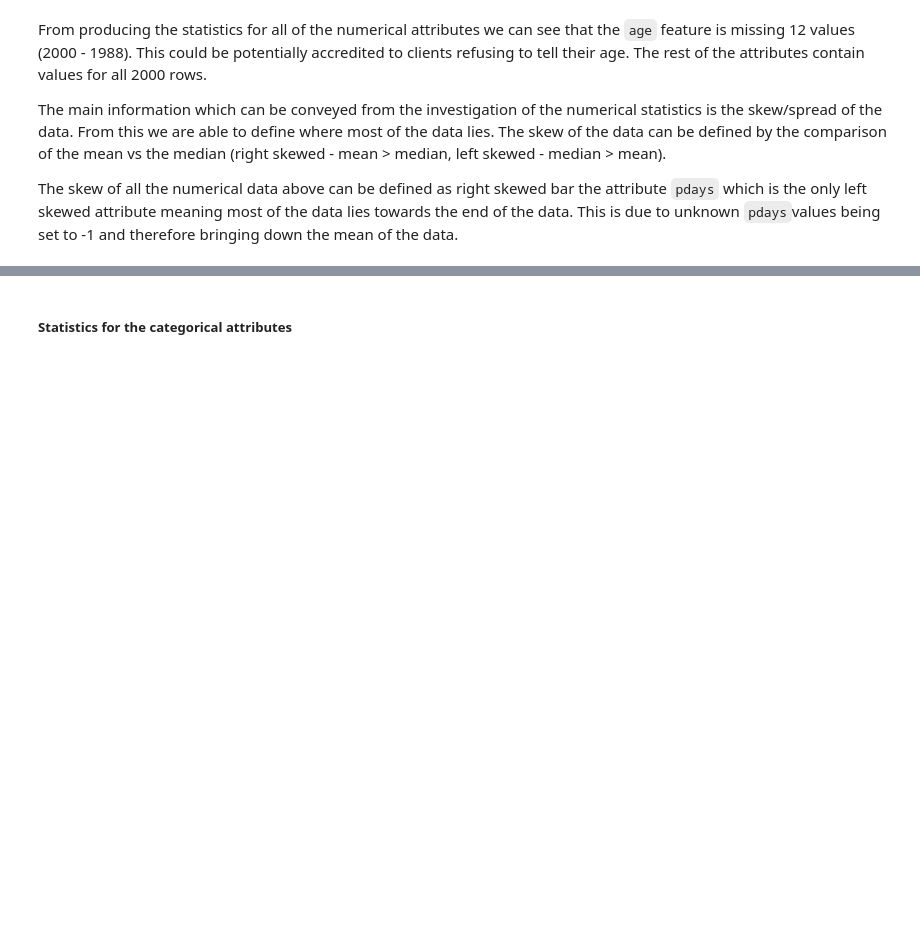
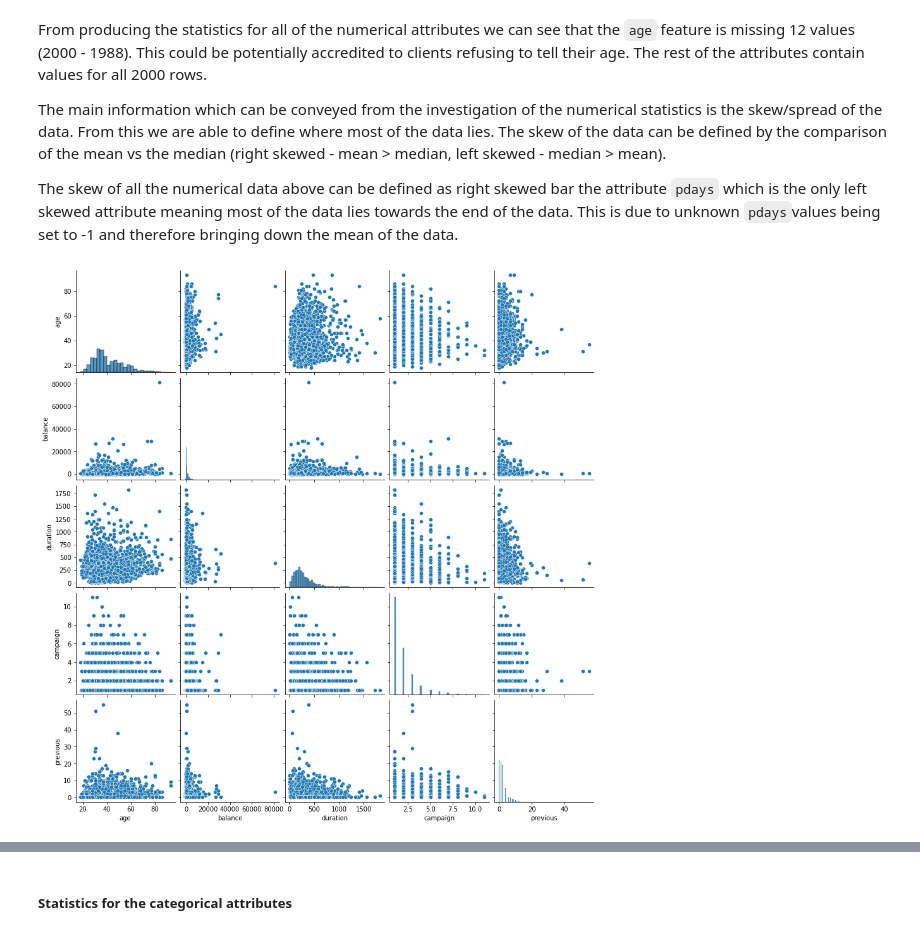
Before and after one commit to seanmorrissey98/DataMining, a Jupyter notebook: Etivity1/etivity1.ipynb, the cells around one changed output, grey strips where cells are left out. Drawn from its saved outputs; the diff is of its cells as text; code cells hidden in the pictures; blank space fills up the shorter version.

```diff
--- a/Etivity1/etivity1.ipynb
+++ b/Etivity1/etivity1.ipynb
@@ -96,3 +96,9 @@ From producing the statistics for all of the numerical attributes we can see tha
 The main information which can be conveyed from the investigation of the numerical statistics is the skew/spread of the data. From this we are able to define where most of the data lies. The skew of the data can be defined by the comparison of the mean vs the median (right skewed - mean > median, left skewed - median > mean).
 
 The skew of all the numerical data above can be defined as right skewed bar the attribute `pdays` which is the only left skewed attribute meaning most of the data lies towards the end of the data. This is due to unknown `pdays`values being set to -1 and therefore bringing down the mean of the data.
+# %%
+# Create a pairplot for important numerical attributes
+sns.pairplot(data=df[['age','balance','duration', 'campaign', 'previous']].dropna())
+plt.show()
+# %% [output]
+[figure, added]
```
Also changed, not shown: parts of 8 cells of this notebook.
